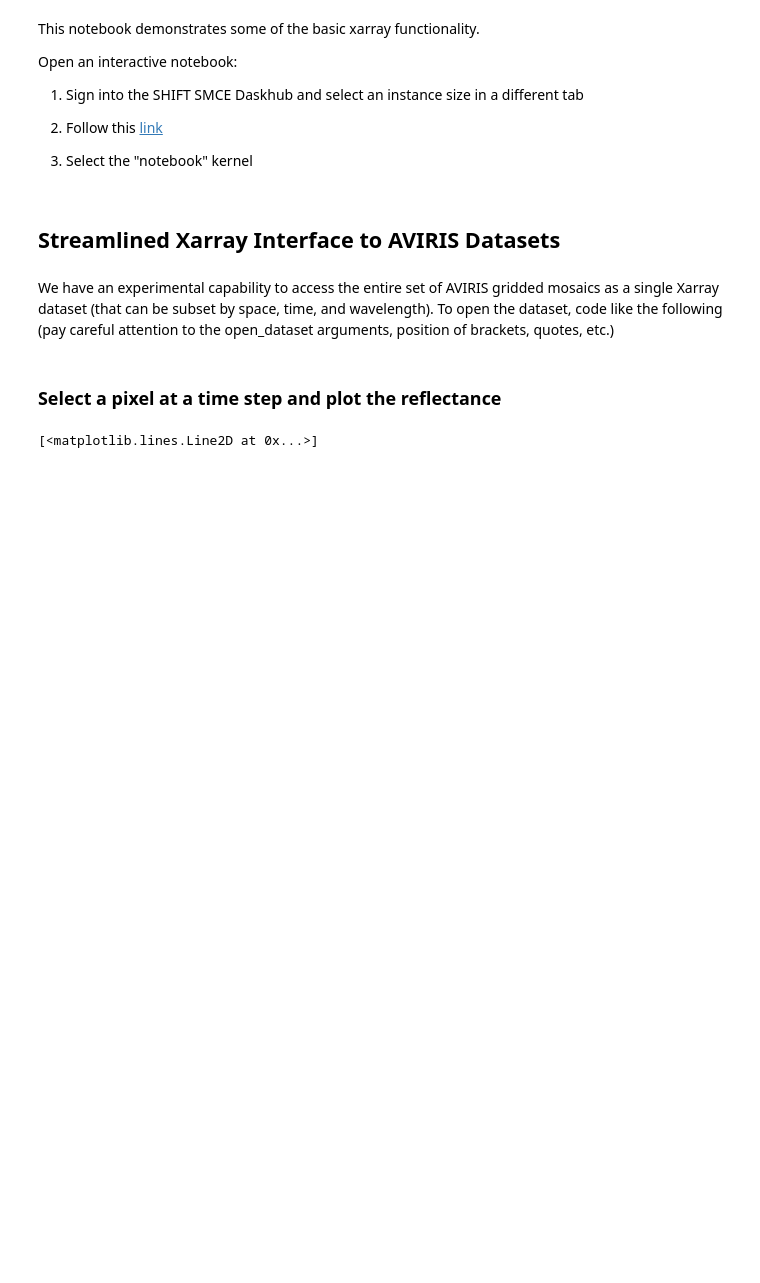
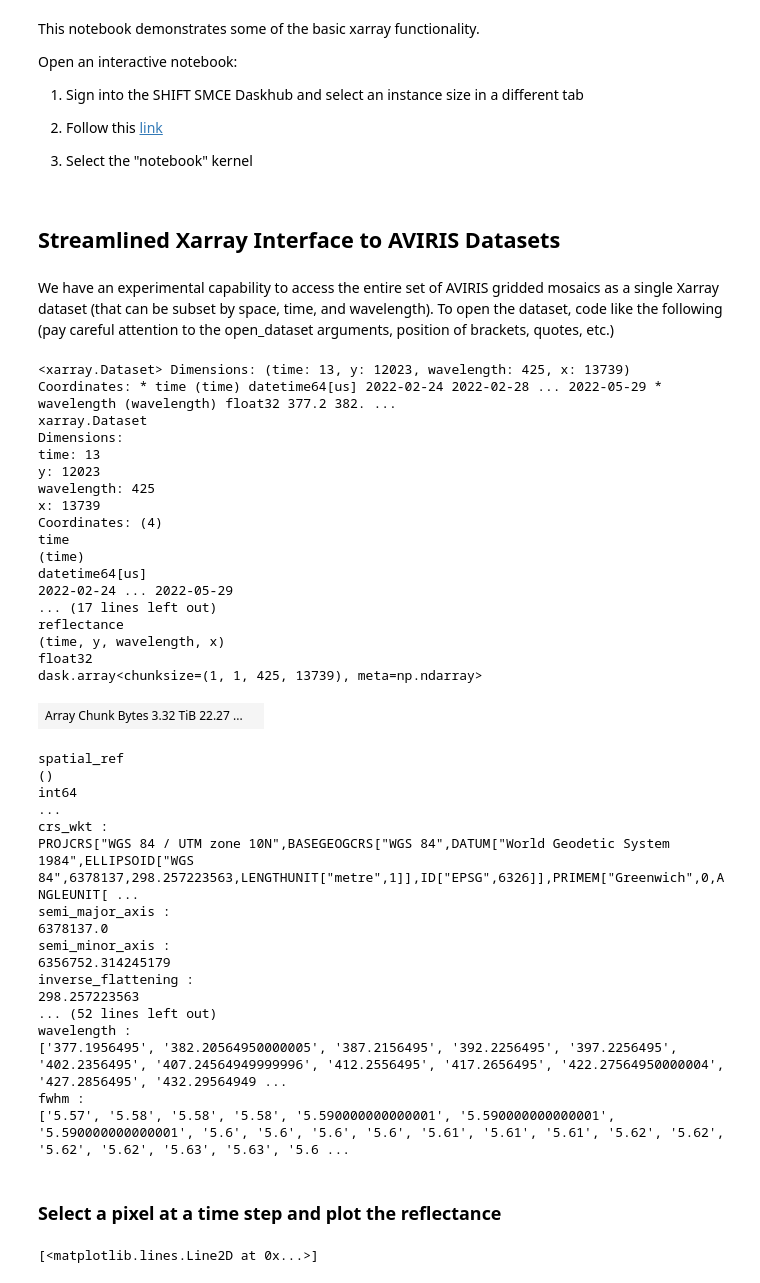
Before and after one commit to EvanDLang/SHIFT-SMCE-User-Guide, a Jupyter notebook: docs/source/notebooks/xarray_basics.ipynb, the cells around one changed output. Saved outputs shown, nothing was run; the diff lists cells and outputs as text; code cells hidden in the pictures; blank space fills up the shorter version.

Commit message:
Added an example of the shift intake catalog. Updated other examples to include the shift intake catalog.

```diff
--- a/docs/source/notebooks/xarray_basics.ipynb
+++ b/docs/source/notebooks/xarray_basics.ipynb
@@ -15,18 +15,61 @@ Open an interactive notebook:
 # %% [markdown]
 We have an experimental capability to access the entire set of AVIRIS gridded mosaics as a single Xarray dataset (that can be subset by space, time, and wavelength). To open the dataset, code like the following (pay careful attention to the open_dataset arguments, position of brackets, quotes, etc.)
 # %%
+from shift_python_utilities.intake_shift import shift_catalog
 import xarray as xr
 import matplotlib.pyplot as plt
 import matplotlib.animation as animation
 from IPython import display
 import warnings
 import pandas as pd
 warnings.filterwarnings("ignore")
 
-dat = xr.open_dataset("reference://", engine="zarr", backend_kwargs={
-    "consolidated": False,
-    "storage_options": {"fo": "s3://dh-shift-curated/aviris/v1/gridded/zarr.json"}
-})
+# Read in the data using the shift python utilities library
+cat = shift_catalog()
+ds = cat.aviris_v1_gridded.read_chunked()
+
+# Data can also be oppened using xarray
+# ds = xr.open_dataset("reference://", engine="zarr", backend_kwargs={
+#     "consolidated": False,
+#     "storage_options": {"fo": "s3://dh-shift-curated/aviris/v1/gridded/zarr.json"}
+# })
+ds
+# %% [output]
+<xarray.Dataset> Dimensions: (time: 13, y: 12023, wavelength: 425, x: 13739) Coordinates: * time (time) datetime64[us] 2022-02-24 2022-02-28 ... 2022-05-29 * wavelength (wavelength) float32 377.2 382. ...
+xarray.Dataset
+Dimensions:
+time: 13
+y: 12023
+wavelength: 425
+x: 13739
+Coordinates: (4)
+time
+(time)
+datetime64[us]
+2022-02-24 ... 2022-05-29
+... (17 lines left out)
+reflectance
+(time, y, wavelength, x)
+float32
+dask.array<chunksize=(1, 1, 425, 13739), meta=np.ndarray>
+| Array Chunk Bytes 3.32 TiB 22.27 ... |  |
+spatial_ref
+()
+int64
+...
+crs_wkt :
+PROJCRS["WGS 84 / UTM zone 10N",BASEGEOGCRS["WGS 84",DATUM["World Geodetic System 1984",ELLIPSOID["WGS 84",6378137,298.257223563,LENGTHUNIT["metre",1]],ID["EPSG",6326]],PRIMEM["Greenwich",0,ANGLEUNIT[ ...
+semi_major_axis :
+6378137.0
+semi_minor_axis :
+6356752.314245179
+inverse_flattening :
+298.257223563
+... (52 lines left out)
+wavelength :
+['377.1956495', '382.20564950000005', '387.2156495', '392.2256495', '397.2256495', '402.2356495', '407.24564949999996', '412.2556495', '417.2656495', '422.27564950000004', '427.2856495', '432.29564949 ...
+fwhm :
+['5.57', '5.58', '5.58', '5.58', '5.590000000000001', '5.590000000000001', '5.590000000000001', '5.6', '5.6', '5.6', '5.6', '5.61', '5.61', '5.61', '5.62', '5.62', '5.62', '5.62', '5.63', '5.63', '5.6 ...
 # %% [markdown]
 ### Select a pixel at a time step and plot the reflectance
 # %%
```
Also changed, not shown: 4 other files.
